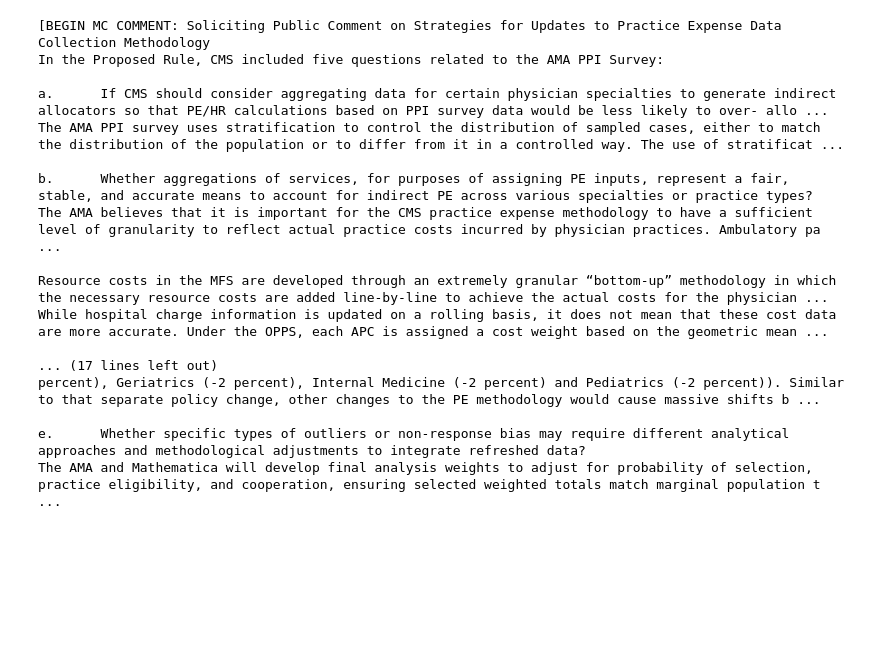
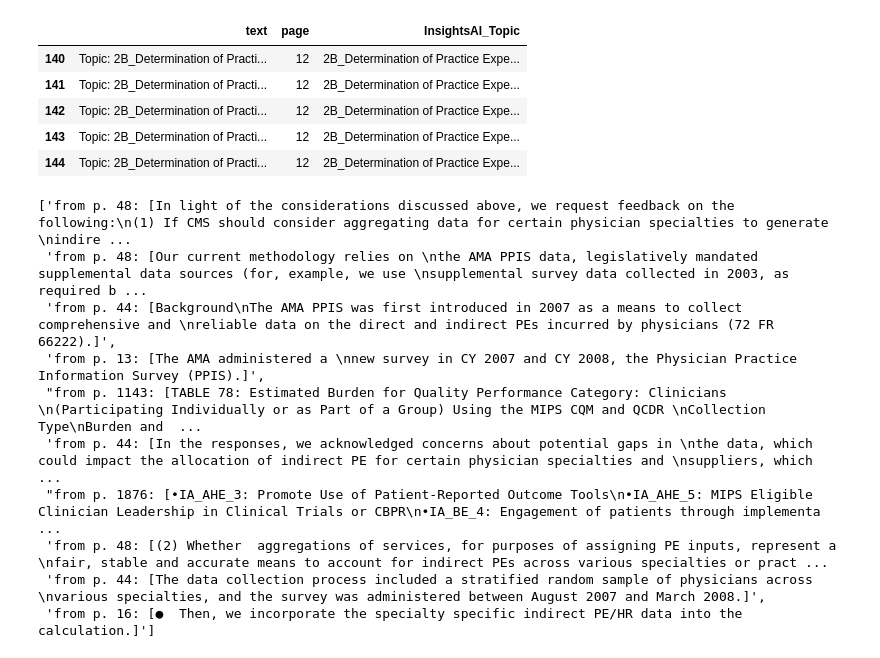
Before and after one commit to dscott-tantustech/ab_test_guide_in_python, a Jupyter notebook: Sprint_26_V2__Text_Ingest_1900pp_pdf.ipynb, the cells around one changed output. Saved outputs shown, nothing was run; the diff lists cells and outputs as text; code cells hidden in the pictures; blank space fills up the shorter version.

```diff
--- a/Sprint_26_V2__Text_Ingest_1900pp_pdf.ipynb
+++ b/Sprint_26_V2__Text_Ingest_1900pp_pdf.ipynb
@@ -66,15 +70,4 @@ def convert_pdf_to_txt(file):
     return segments
 
 segments = convert_pdf_to_txt('CMS-2023-0121-0001_content_1920pp.pdf')
-
-#ALT METHOD:
-"""
-!pip install pdfminer.six
-from pdfminer.high_level import extract_text
-
-def convert_pdf_to_txt(file):
-    text_pdf = extract_text(file)
-    return text_pdf.split("\n")
-
-segments = convert_pdf_to_txt('CMS-2023-0121-0001_content_1920pp.pdf')
-"""
+print(type(segments))  # Output: <class 'list'>
@@ -126,11 +174,22 @@ from p. 1: [ACTION:  Proposed rule.]
 ---------------------------------------------------------------------------------------------
 # %%
-#MODULE 5
+#####################################################################################################################################################
+                    #MODULE 5.0 -- ONE TIME ONLY< EVER NEEDED PER DOCUMENT (then download the .pkl file, and uploaded it before running next module.)
+#####################################################################################################################################################
+
 #Build embedding for sentences using SentenceTransformer.
 #NOTE: THIS CAN RUN FOR SEVERAL (~10-15) MINUTES
-
+import pickle
 from sentence_transformers import SentenceTransformer
 model = SentenceTransformer('all-MiniLM-L6-v2')
 
 # This might take a while as it's processing a big document
 embeddings = model.encode(sentences_with_pages, convert_to_tensor=True)
+
+
+# Save embeddings, then BE SURE to download, since Google Colab won't save the file after the session ends.
+with open('embeddings.pkl', 'wb') as f:
+    pickle.dump(embeddings, f)
+
+#####################################################################################################################################################
+#####################################################################################################################################################
@@ -136,0 +198,8 @@ embeddings = model.encode(sentences_with_pages, convert_to_tensor=True)
+# %%
+#MODULE 5 - after one-time run above, and uploading of .pkl file from localimport pickle
+# Load embeddings
+import pickle
+with open('embeddings.pkl', 'rb') as f:
+    embeddings = pickle.load(f)
+
+len(embeddings)
@@ -219,7 +297,18 @@ merged_df_Topic_text_combined.head(33)  # Display the head of the summarized dat
+# %%
+merged_df.head()
+# %% [output]
+|  | text | page | InsightsAI_Topic |
+| 140 | Topic: 2B_Determination of Practi... | 12 | 2B_Determination of Practice Expe... |
+| 141 | Topic: 2B_Determination of Practi... | 12 | 2B_Determination of Practice Expe... |
+| 142 | Topic: 2B_Determination of Practi... | 12 | 2B_Determination of Practice Expe... |
+| 143 | Topic: 2B_Determination of Practi... | 12 | 2B_Determination of Practice Expe... |
+| 144 | Topic: 2B_Determination of Practi... | 12 | 2B_Determination of Practice Expe... |
 # %%
 # MODULE 6a: Find Sentences Related to a given Comment
 from torch.nn import CosineSimilarity
 import torch
+from sentence_transformers import SentenceTransformer
+model = SentenceTransformer('all-MiniLM-L6-v2') #same model as above
 
 cos_sim = CosineSimilarity()
 
@@ -269,22 +358,16 @@ The AMA and Mathematica will develop final analysis weights to adjust for probab
 related_sentences = find_related_sentences(comment)
 text = " ".join(related_sentences) + comment
 text
-print(comment)
+#print(comment)
+related_sentences
 # %% [output]
-[BEGIN MC COMMENT: Soliciting Public Comment on Strategies for Updates to Practice Expense Data Collection Methodology
-In the Proposed Rule, CMS included five questions related to the AMA PPI Survey:
-
-a.      If CMS should consider aggregating data for certain physician specialties to generate indirect allocators so that PE/HR calculations based on PPI survey data would be less likely to over- allo ...
-The AMA PPI survey uses stratification to control the distribution of sampled cases, either to match the distribution of the population or to differ from it in a controlled way. The use of stratificat ...
-
-b.      Whether aggregations of services, for purposes of assigning PE inputs, represent a fair, stable, and accurate means to account for indirect PE across various specialties or practice types?
-The AMA believes that it is important for the CMS practice expense methodology to have a sufficient level of granularity to reflect actual practice costs incurred by physician practices. Ambulatory pa ...
-
-Resource costs in the MFS are developed through an extremely granular “bottom-up” methodology in which the necessary resource costs are added line-by-line to achieve the actual costs for the physician ...
-While hospital charge information is updated on a rolling basis, it does not mean that these cost data are more accurate. Under the OPPS, each APC is assigned a cost weight based on the geometric mean ...
-
-... (17 lines left out)
-percent), Geriatrics (-2 percent), Internal Medicine (-2 percent) and Pediatrics (-2 percent)). Similar to that separate policy change, other changes to the PE methodology would cause massive shifts b ...
-
-e.      Whether specific types of outliers or non-response bias may require different analytical approaches and methodological adjustments to integrate refreshed data?
-The AMA and Mathematica will develop final analysis weights to adjust for probability of selection, practice eligibility, and cooperation, ensuring selected weighted totals match marginal population t ...
+['from p. 48: [In light of the considerations discussed above, we request feedback on the following:\n(1) If CMS should consider aggregating data for certain physician specialties to generate \nindire ...
+ 'from p. 48: [Our current methodology relies on \nthe AMA PPIS data, legislatively mandated supplemental data sources (for, example, we use \nsupplemental survey data collected in 2003, as required b ...
+ 'from p. 44: [Background\nThe AMA PPIS was first introduced in 2007 as a means to collect comprehensive and \nreliable data on the direct and indirect PEs incurred by physicians (72 FR 66222).]',
+ 'from p. 13: [The AMA administered a \nnew survey in CY 2007 and CY 2008, the Physician Practice Information Survey (PPIS).]',
+ "from p. 1143: [TABLE 78: Estimated Burden for Quality Performance Category: Clinicians \n(Participating Individually or as Part of a Group) Using the MIPS CQM and QCDR \nCollection Type\nBurden and  ...
+ 'from p. 44: [In the responses, we acknowledged concerns about potential gaps in \nthe data, which could impact the allocation of indirect PE for certain physician specialties and \nsuppliers, which  ...
+ "from p. 1876: [•IA_AHE_3: Promote Use of Patient-Reported Outcome Tools\n•IA_AHE_5: MIPS Eligible Clinician Leadership in Clinical Trials or CBPR\n•IA_BE_4: Engagement of patients through implementa ...
+ 'from p. 48: [(2) Whether  aggregations of services, for purposes of assigning PE inputs, represent a \nfair, stable and accurate means to account for indirect PEs across various specialties or pract ...
+ 'from p. 44: [The data collection process included a stratified random sample of physicians across \nvarious specialties, and the survey was administered between August 2007 and March 2008.]',
+ 'from p. 16: [●  Then, we incorporate the specialty specific indirect PE/HR data into the calculation.]']
```
Also changed, not shown: parts of 30 cells of this notebook.
